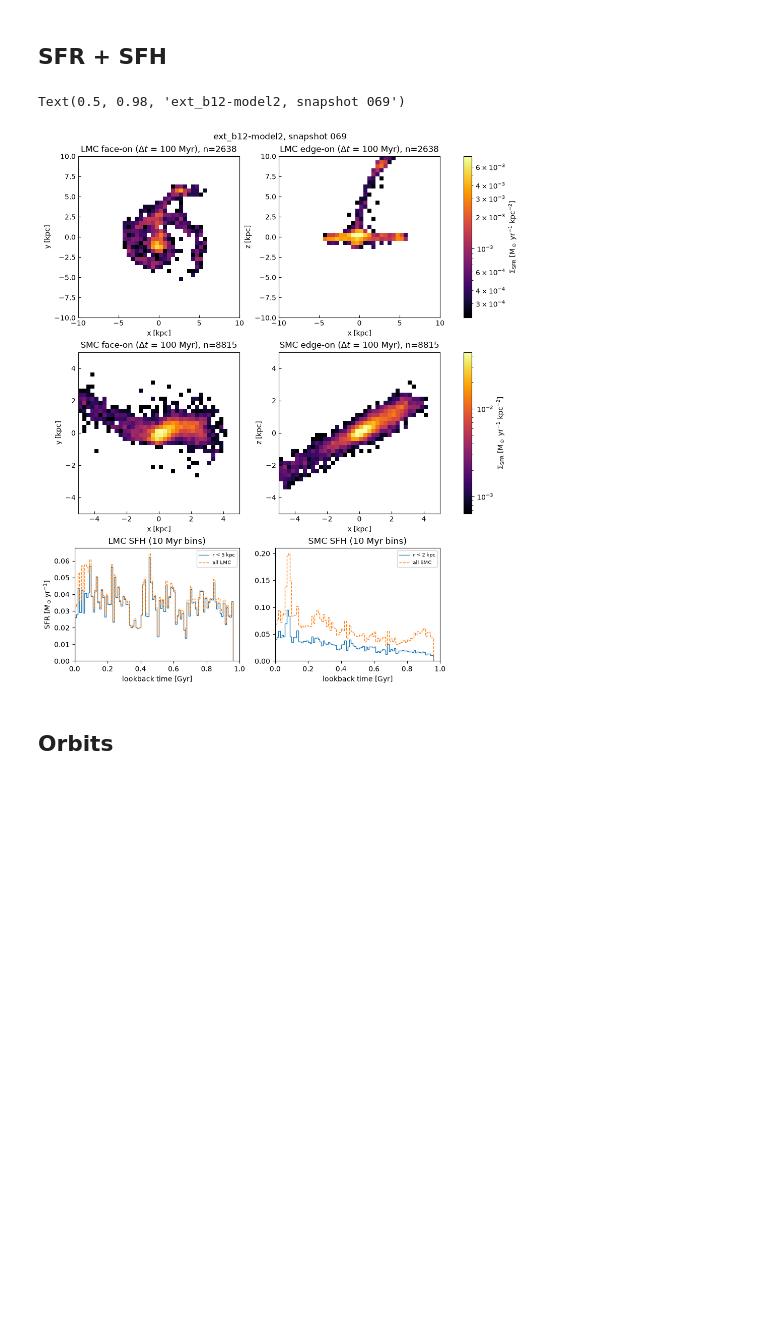
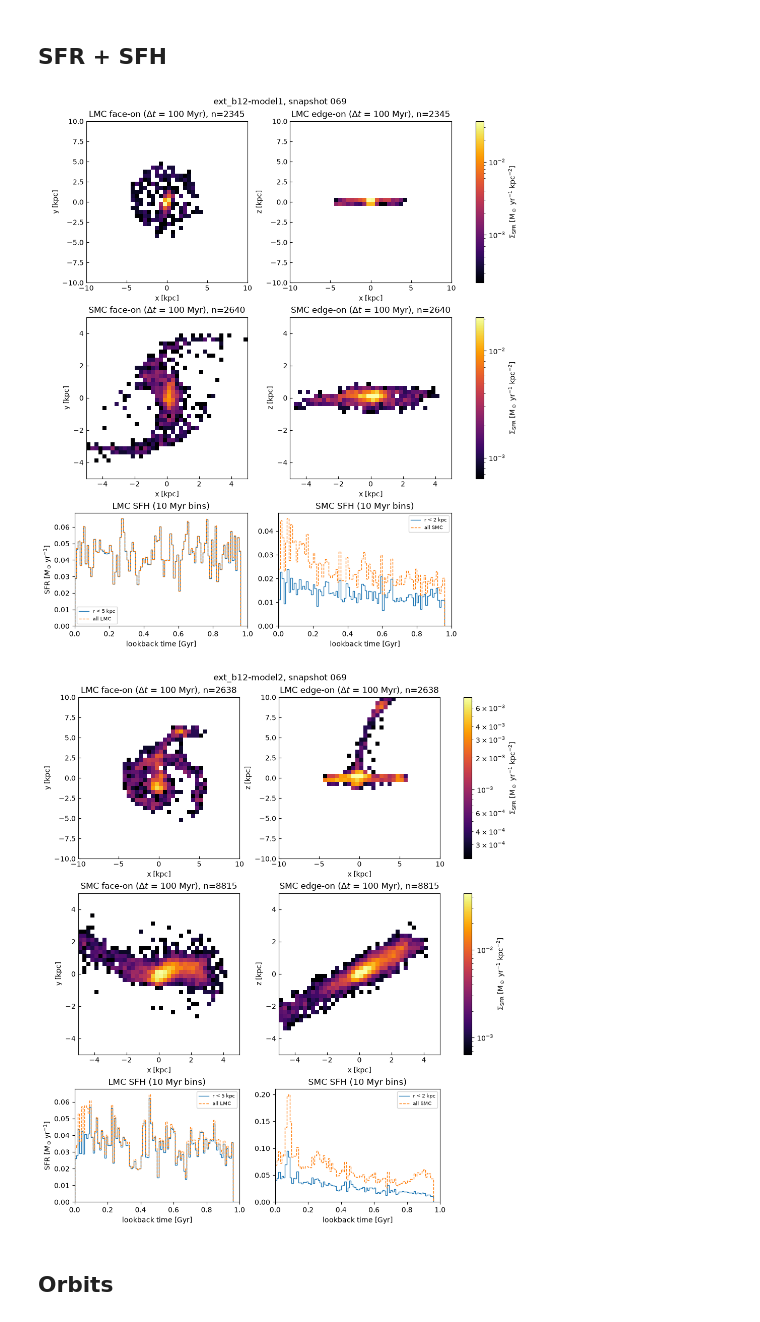
Before and after one commit to ZevVladimir/lmcsmcmw, a Jupyter notebook: notebooks/b12_SF_review.ipynb, the cells around one changed output. Saved outputs shown, nothing was run; the diff lists cells and outputs as text; code cells hidden in the pictures; blank space fills up the shorter version.

Commit message:
add in complete plot

```diff
--- a/notebooks/b12_SF_review.ipynb
+++ b/notebooks/b12_SF_review.ipynb
@@ -17,13 +26,17 @@ SMC_R_MAX = 2.0
+# %%
+def load_newstars(model, galaxy, snap=b12.SNAP_PRESENT_DAY):
+    return products.read_product(products.product_path(dataset(model), "newstars", f"{galaxy}-{snap:03d}"))
 # %%
-def load_maps(galaxy, snap=69, dt=MAP_DT, bins=40):
-    p = products.read_product(products.product_path(DATASET, "newstars", f"{galaxy}-{snap:03d}"))
+def load_maps(model, galaxy, dt=MAP_DT, bins=40):
+    p = load_newstars(model, galaxy)
     age = p.attrs.meta["t_now_gyr"] - p.arrays["t_form_gyr"]
     return [sfr_map_from_young_stars(p.arrays["pos_kpc"], p.arrays["mass_msun"], age, dt=dt,
                                      axes=ax, extent=GAL[galaxy]["extent"], bins=bins)
             for ax in ("xy", "xz")]
 # %%
-def load_sfh(galaxy, snap=69, r_max=LMC_R_MAX, dt=DT):
-    p = products.read_product(products.product_path(DATASET, "newstars", f"{galaxy}-{snap:03d}"))
+def load_sfh(model, galaxy,r_max=None, dt=DT):
+    p = load_newstars(model, galaxy)
+    r_max = GAL[galaxy]["r_max"] if r_max is None else r_max
     t_now = p.attrs.meta["t_now_gyr"]
     edges = lookback_edges(t_now, dt)
     pos, t, m = p.arrays["pos_kpc"], p.arrays["t_form_gyr"], p.arrays["mass_msun"]
@@ -40,3 +52,7 @@ def load_orbits(model):
     # SFH and orbit panels then share t_now
     t_now = float(o["lmc"]["t_gyr"][o["lmc"]["snapshot"] == b12.SNAP_PRESENT_DAY][0])
     return o, t_now
+# %%
+p, t_now, edges, rate, rate_all = load_sfh(2, "lmc")
+n100 = int(round(0.1 / DT))
+print("t_now", t_now, "| PIN all LMC, last 100 Myr:", rate_all[-n100:].mean(), "(0.0488 with the old 0.97)")
@@ -48,30 +63,34 @@ GAL = {"lmc": {"r_max": LMC_R_MAX, "extent": 10.0},
 # %%
-fig, axd = plt.subplot_mosaic("AB;CD;EF", figsize=(9.5, 11), constrained_layout=True,
-                              gridspec_kw={"height_ratios": [1, 1, 0.7]})
+def review_fig(model):
+    fig, axd = plt.subplot_mosaic("AB;CD;EF", figsize=(9.5, 11), constrained_layout=True,
+                                gridspec_kw={"height_ratios": [1, 1, 0.7]})
 
-# Rows 1-2 are the SFR maps
-for galaxy, (kf, ke) in (("lmc", "AB"), ("smc", "CD")):
-    maps = load_maps(galaxy)
-    norm = shared_norm(maps, percentiles=(1, 99.5), min_counts=3)
-    for k, m, view in ((kf, maps[0], "face-on"), (ke, maps[1], "edge-on")):
-        im = show_map(m, axd[k], norm=norm, min_counts=3, cmap="inferno", cbar=False)
-        axd[k].set_title(f"{galaxy.upper()} {view} ($\\Delta t$ = {MAP_DT*1e3:.0f} Myr), n={m.meta['n_young']}")
-    fig.colorbar(im, ax=[axd[kf], axd[ke]], label=r"$\Sigma_{\rm SFR}$ [M$_\odot$ yr$^{-1}$ kpc$^{-2}$]")
+    # Rows 1-2 are the SFR maps
+    for galaxy, (kf, ke) in (("lmc", "AB"), ("smc", "CD")):
+        maps = load_maps(model, galaxy)
+        norm = shared_norm(maps, percentiles=(1, 99.5), min_counts=3)
+        for k, m, view in ((kf, maps[0], "face-on"), (ke, maps[1], "edge-on")):
+            im = show_map(m, axd[k], norm=norm, min_counts=3, cmap="inferno", cbar=False)
+            axd[k].set_title(f"{galaxy.upper()} {view} ($\\Delta t$ = {MAP_DT*1e3:.0f} Myr), n={m.meta['n_young']}")
+        fig.colorbar(im, ax=[axd[kf], axd[ke]], label=r"$\Sigma_{\rm SFR}$ [M$_\odot$ yr$^{-1}$ kpc$^{-2}$]")
 
-# Row3 is the SFH
-for galaxy, k in (("lmc", "E"), ("smc", "F")):
-    r_max = GAL[galaxy]["r_max"]
-    _, t_now, edges, rate, rate_all = load_sfh(galaxy, r_max=r_max)
-    lb = (t_now - edges)[::-1] # reversed and stairs get increasing lookback from 0 = present day
-    axd[k].stairs(rate[::-1], lb, label=f"r < {r_max:g} kpc")
-    axd[k].stairs(rate_all[::-1], lb, ls="--", label=f"all {galaxy.upper()}")
-    axd[k].set(xlabel="lookback time [Gyr]", xlim=(0, 1), title=f"{galaxy.upper()} SFH ({DT*1e3:.0f} Myr bins)")
-    axd[k].legend(fontsize=7)
-axd["E"].set_ylabel(r"SFR [$M_\odot\,\mathrm{yr}^{-1}$]")
-fig.suptitle(f"{DATASET}, snapshot {b12.SNAP_PRESENT_DAY:03d}")
+    # Row3 is the SFH
+    for galaxy, k in (("lmc", "E"), ("smc", "F")):
+        _, t_now, edges, rate, rate_all = load_sfh(model, galaxy)
+        lb = (t_now - edges)[::-1] # reversed and stairs get increasing lookback from 0 = present day
+        axd[k].stairs(rate[::-1], lb, label=f"r < {GAL[galaxy]['r_max']:g} kpc")
+        axd[k].stairs(rate_all[::-1], lb, ls="--", label=f"all {galaxy.upper()}")
+        axd[k].set(xlabel="lookback time [Gyr]", xlim=(0, 1), title=f"{galaxy.upper()} SFH ({DT*1e3:.0f} Myr bins)")
+        axd[k].legend(fontsize=7)
+    axd["E"].set_ylabel(r"SFR [$M_\odot\,\mathrm{yr}^{-1}$]")
+    fig.suptitle(f"{dataset(model)}, snapshot {b12.SNAP_PRESENT_DAY:03d}")
+    return fig
-# %% [output]
-Text(0.5, 0.98, 'ext_b12-model2, snapshot 069')
-[figure, removed]
+# %%
+for model in MODELS:
+    review_fig(model)
+# %% [output]
+[figure, added]
+[figure, added]
 # %% [markdown]
 ## Orbits
 # %%
```
Also changed, not shown: parts of 7 cells of this notebook.
